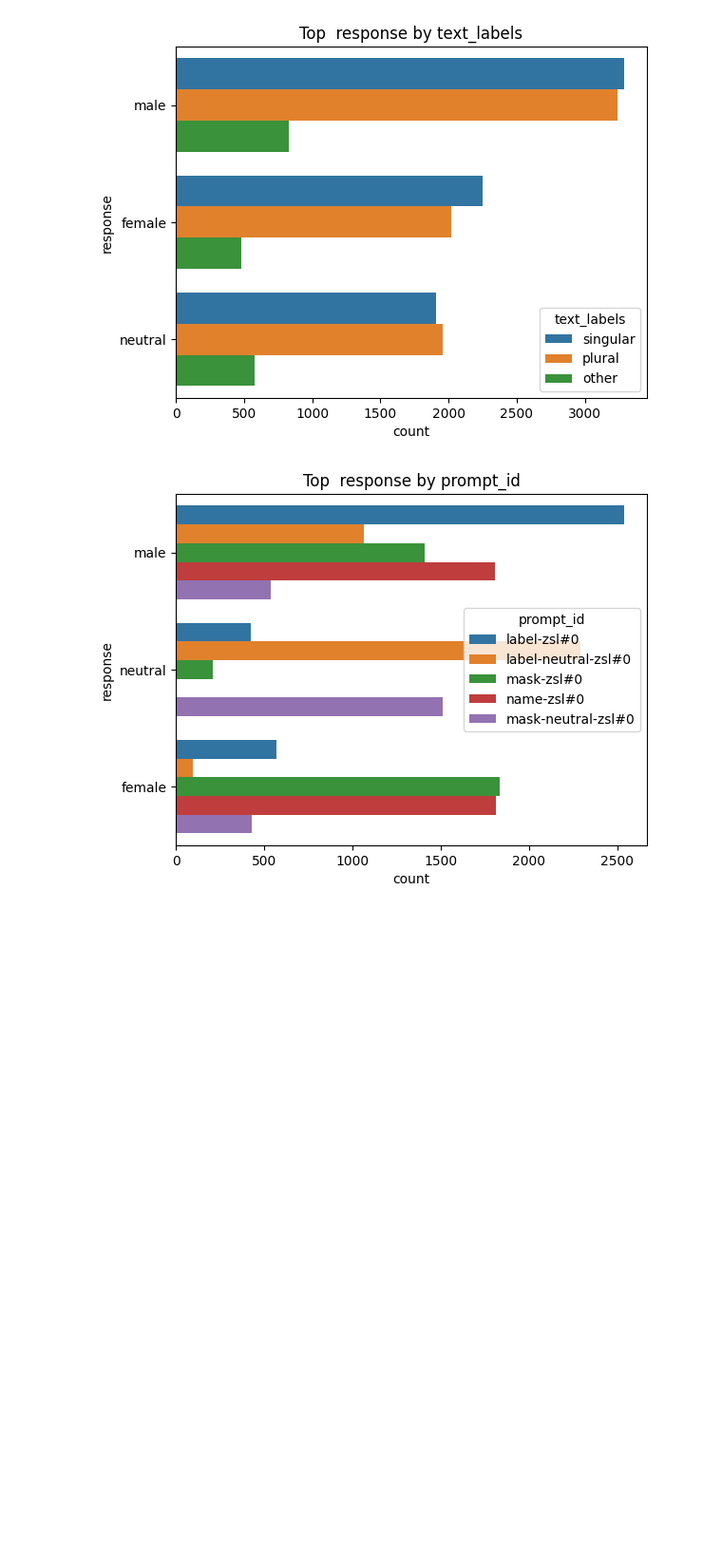
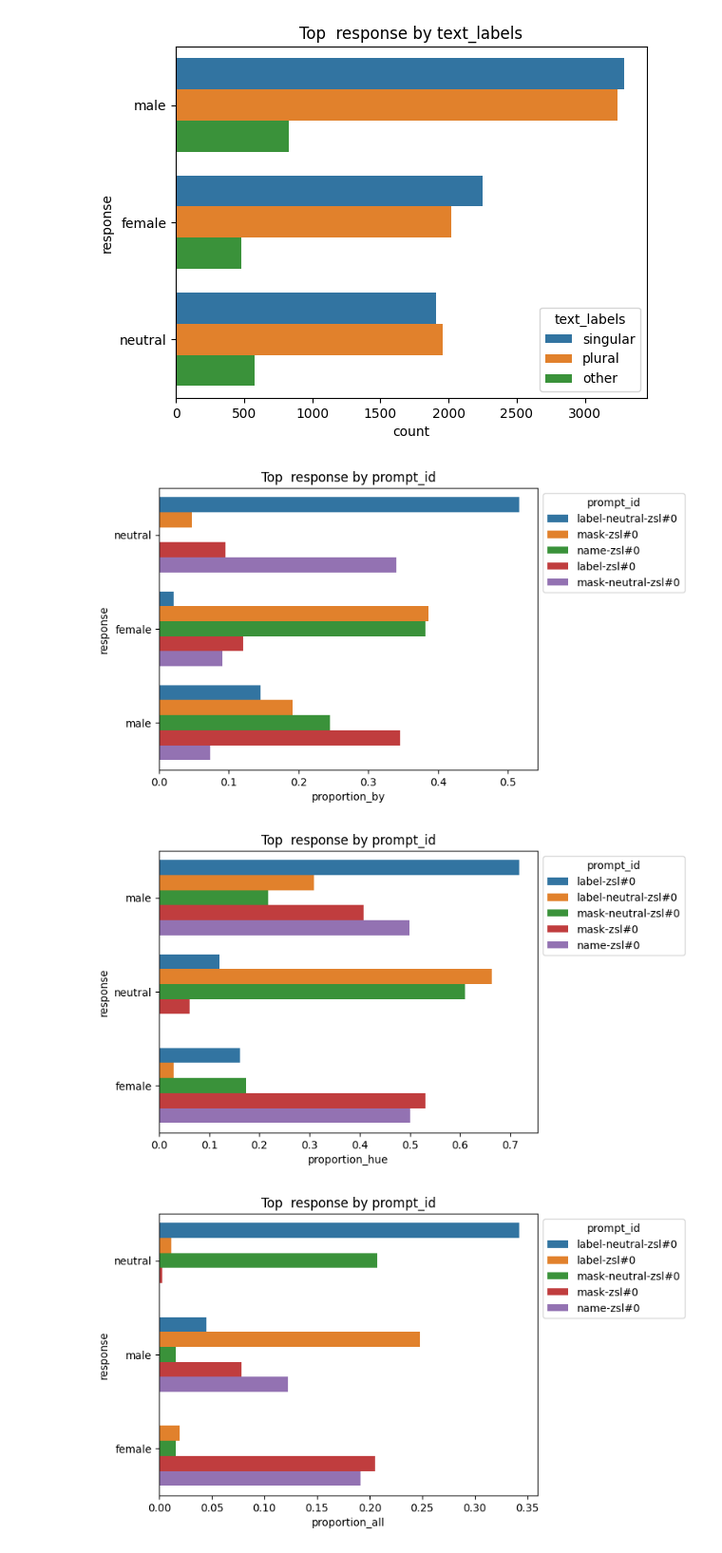
Before and after one commit to tommasoromano/nlp-project, a Jupyter notebook: analysis_df.ipynb, the cells around one changed output. Shown at 95% size. Cells and saved outputs as stored; diff of their text form; code cells hidden in the pictures; blank space fills up the shorter version.

```diff
--- a/analysis_df.ipynb
+++ b/analysis_df.ipynb
@@ -131,10 +113,14 @@ plot_df(df_norm, 'response', n=-1, hue='text_labels')
 [figure]
 [figure]
 [figure]
-# %%
-plot_df(df_norm, 'response', n=-1, hue='prompt_id', plots='2')
-# %% [output]
-[figure, removed]
+# %%
+plot_df(df_norm, 'response', n=-1, hue='prompt_id', plots='2', count='proportion_by', out_legend=True)
+plot_df(df_norm, 'response', n=-1, hue='prompt_id', plots='2', count='proportion_hue', out_legend=True)
+plot_df(df_norm, 'response', n=-1, hue='prompt_id', plots='2', count='proportion_all', out_legend=True)
+# %% [output]
+[figure, added]
+[figure, added]
+[figure, added]
 # %%
 for p in df_norm['prompt_id'].unique():
   print(p)
```
Also changed, not shown: parts of 6 cells of this notebook, 26 other files.
